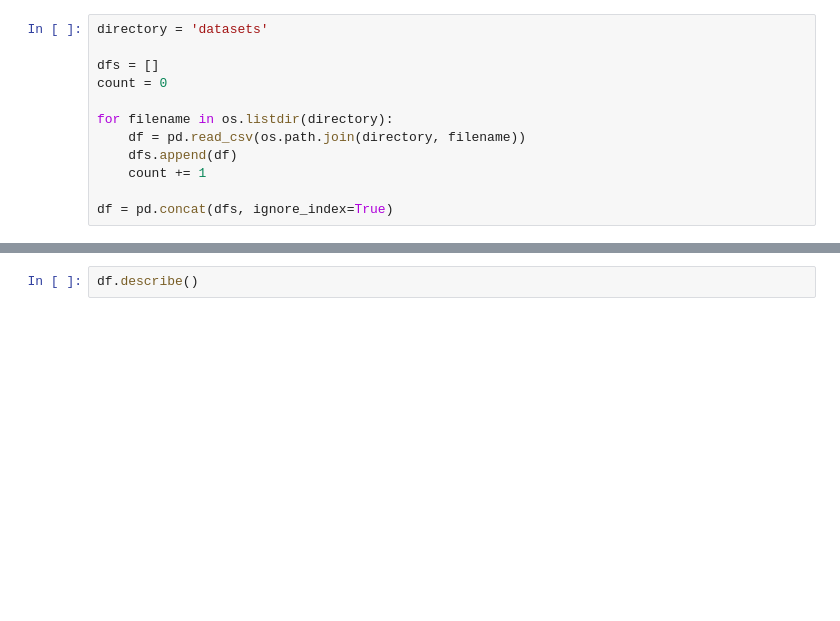
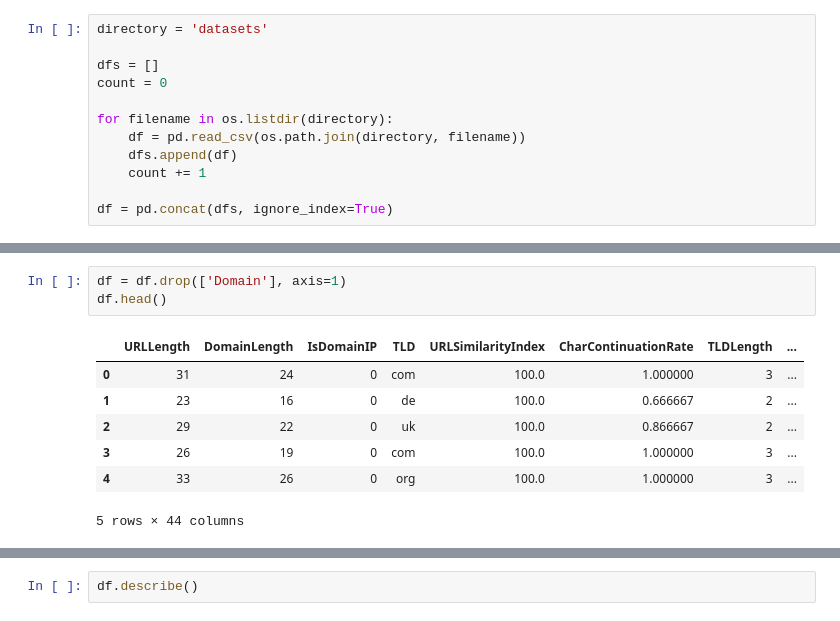
Before and after one commit to touficfakhry/ml_iter3, a Jupyter notebook: phishweb.ipynb, the cells around one changed output, grey strips where cells are left out. Saved outputs shown, nothing was run; the diff lists cells and outputs as text; blank space fills up the shorter version.

```diff
--- a/phishweb.ipynb
+++ b/phishweb.ipynb
@@ -72,0 +150,11 @@ df.shape
+# %%
+df = df.drop(['Domain'], axis=1)
+df.head()
+# %% [output]
+|  | URLLength | DomainLength | IsDomainIP | TLD | URLSimilarityIndex | CharContinuationRate | TLDLength | ... |
+| 0 | 31 | 24 | 0 | com | 100.0 | 1.000000 | 3 | ... |
+| 1 | 23 | 16 | 0 | de | 100.0 | 0.666667 | 2 | ... |
+| 2 | 29 | 22 | 0 | uk | 100.0 | 0.866667 | 2 | ... |
+| 3 | 26 | 19 | 0 | com | 100.0 | 1.000000 | 3 | ... |
+| 4 | 33 | 26 | 0 | org | 100.0 | 1.000000 | 3 | ... |
+5 rows × 44 columns
```
Also changed, not shown: parts of 15 cells of this notebook.
